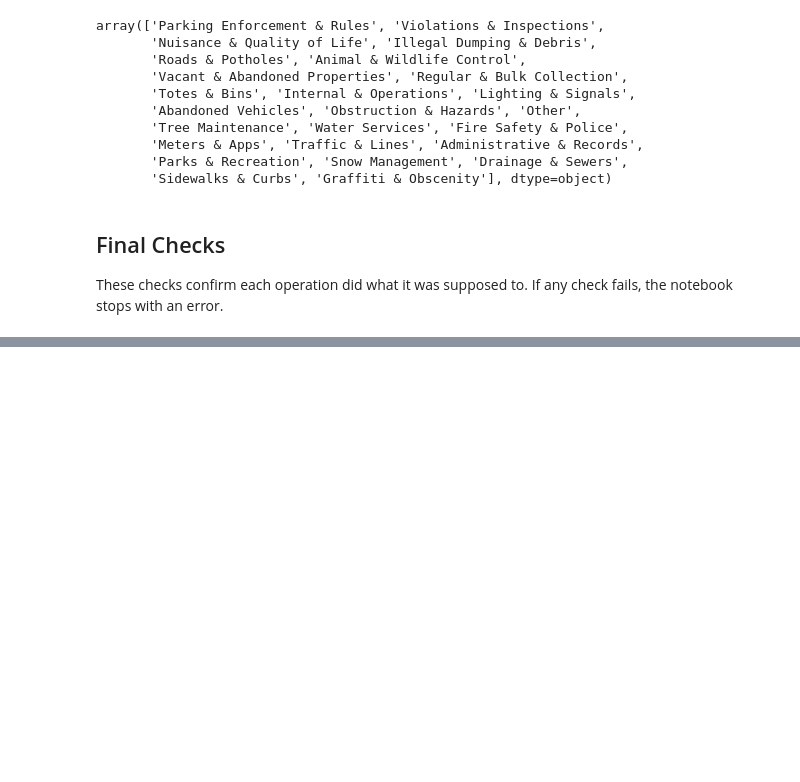
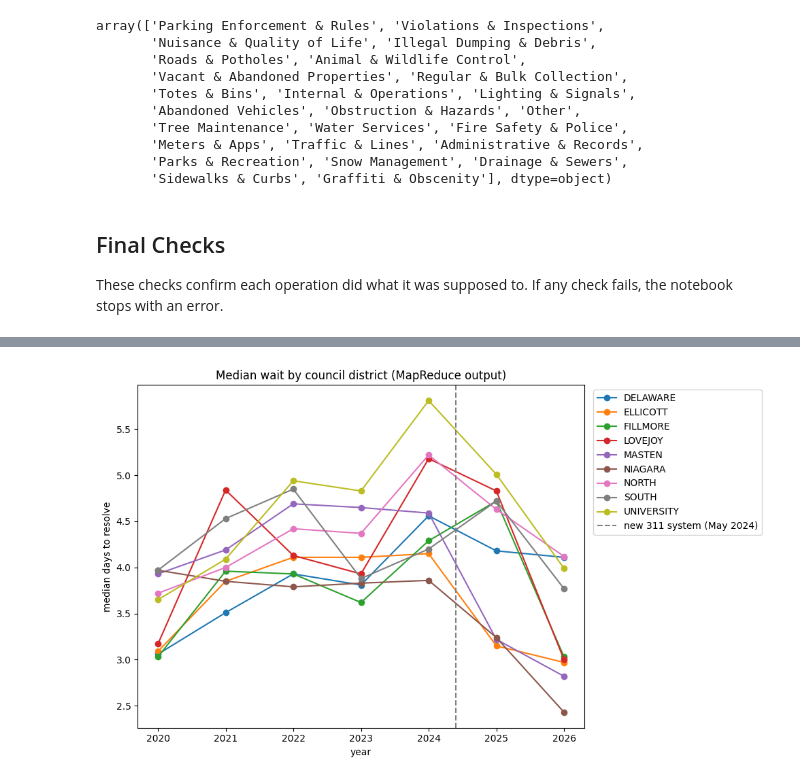
Before and after one commit to JoshuaCongHu/CTRL-Freaks, a Jupyter notebook: phase2/src/phase2_A.ipynb, the cells around one changed output, grey strips where cells are left out. Saved outputs shown, nothing was run; the diff lists cells and outputs as text; code cells hidden in the pictures; blank space fills up the shorter version.

```diff
--- a/phase2/src/phase2_A.ipynb
+++ b/phase2/src/phase2_A.ipynb
@@ -809,0 +929,19 @@ df[["resolutionDays", "openYear", "openMonth", "season", "afterSwitch", "isSlow"
+# %%
+import time
+
+# only closed cases, each row is just the district, the year and the days it took
+mrDf = df[df["resolutionDays"].notna()]
+rows = list(zip(mrDf["Council District"], mrDf["openYear"], mrDf["resolutionDays"]))
+
+# split the data into 4 chunks, pretending each chunk lives on a diffrent machine
+def splitIntoChunks(data, numChunks):
+    chunkSize = len(data) // numChunks + 1
+    chunks = []
+    for i in range(0, len(data), chunkSize):
+        chunks.append(data[i:i + chunkSize])
+    return chunks
+
+chunks = splitIntoChunks(rows, 4)
+print("rows:", len(rows))
+for c in chunks:
+    print("chunk size:", len(c))
@@ -809,0 +1009,5 @@ df[["resolutionDays", "openYear", "openMonth", "season", "afterSwitch", "isSlow"
+# %%
+# double check my mapreduce gets the exact same anwser as pandas groupby
+check = df[df["resolutionDays"].notna()].groupby(["Council District", "openYear"])["resolutionDays"].median()
+mine = mrResult.set_index(["district", "year"])["medianDays"].sort_index()
+print("matches pandas:", np.allclose(mine.values, check.sort_index().values))
@@ -809,0 +1016,10 @@ df[["resolutionDays", "openYear", "openMonth", "season", "afterSwitch", "isSlow"
+# %%
+# table of the median wait in days for every district and year
+medTable = mrResult.pivot(index="district", columns="year", values="medianDays").round(2)
+
+# carefull, recent years still have slow cases that arent closed yet, so their medians look faster
+# then they really are. showing the percent still open so we know how much to trust each year
+openShare = (df.groupby("openYear")["isOpen"].mean() * 100).round(1)
+print("% of requests still open, by year:")
+print(openShare.to_string())
+medTable
@@ -809,0 +1047,13 @@ df[["resolutionDays", "openYear", "openMonth", "season", "afterSwitch", "isSlow"
+# %%
+plt.figure(figsize=(10, 6))
+for district in medTable.index:
+    plt.plot(medTable.columns, medTable.loc[district], marker="o", label=district)
+plt.axvline(2024.4, color="gray", linestyle="--", label="new 311 system (May 2024)")
+plt.xlabel("year")
+plt.ylabel("median days to resolve")
+plt.title("Median wait by council district (MapReduce output)")
+plt.legend(bbox_to_anchor=(1.01, 1), loc="upper left")
+plt.tight_layout()
+plt.show()
+# %% [output]
+[figure, added]
```
Also changed, not shown: parts of 41 cells of this notebook.
